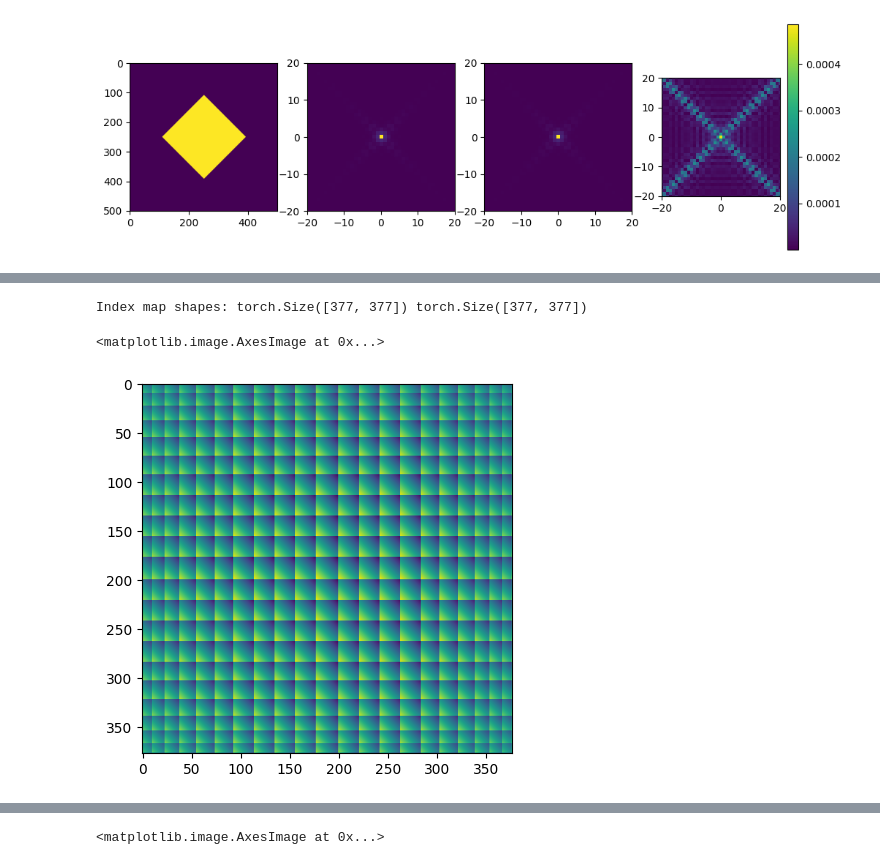
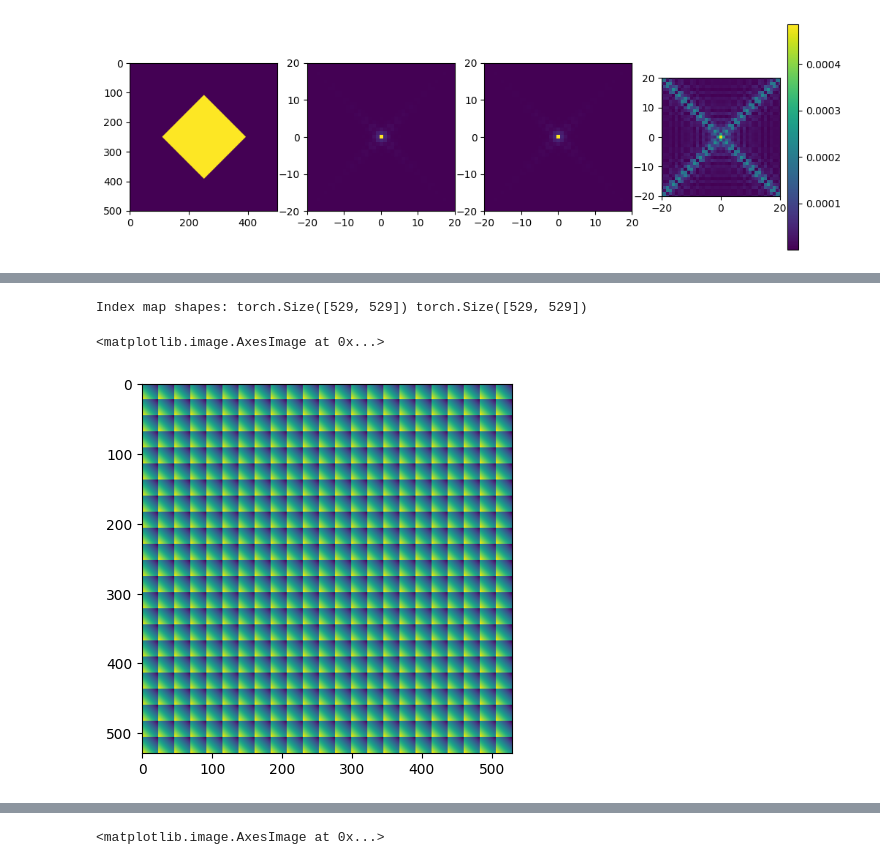
Before and after one commit to RodionovSA/metarcwa, a Jupyter notebook: test.ipynb, the cells around one changed output, grey strips where cells are left out. Cells and saved outputs as stored; diff of their text form; code cells hidden in the pictures.

```diff
--- a/test.ipynb
+++ b/test.ipynb
@@ -251,21 +393,21 @@ eps[0, M, N] = 1.0  # center = DC term
 # %%
 from src.compute import build_index_map, toeplitz_2d
 
 device = torch.device("cpu" if torch.cuda.is_available() else "cpu")
 dtype = torch.float32
 backend = TorchBackend(device=device, dtype=dtype)
 
 M = 11
 N = 11
 
-dm_map, dn_map = build_index_map(backend, M, N, circular=True)
+dm_map, dn_map = build_index_map(backend, M, N, circular=False)
 print("Index map shapes:", dm_map.shape, dn_map.shape)
 
 plt.imshow(dn_map.cpu().detach().numpy())
 # %% [output]
-Index map shapes: torch.Size([377, 377]) torch.Size([377, 377])
+Index map shapes: torch.Size([529, 529]) torch.Size([529, 529])
 <matplotlib.image.AxesImage at 0x...>
-[figure, old version]
+[figure, new version]
 # %%
 epsilon_mn = layer.epsilon_mn(2*M, 2*N)[:,0,0,:]
 T = toeplitz_2d(backend, epsilon_mn, dm_map, dn_map)
```
Also changed, not shown: parts of 11 cells of this notebook, 3 other files.
